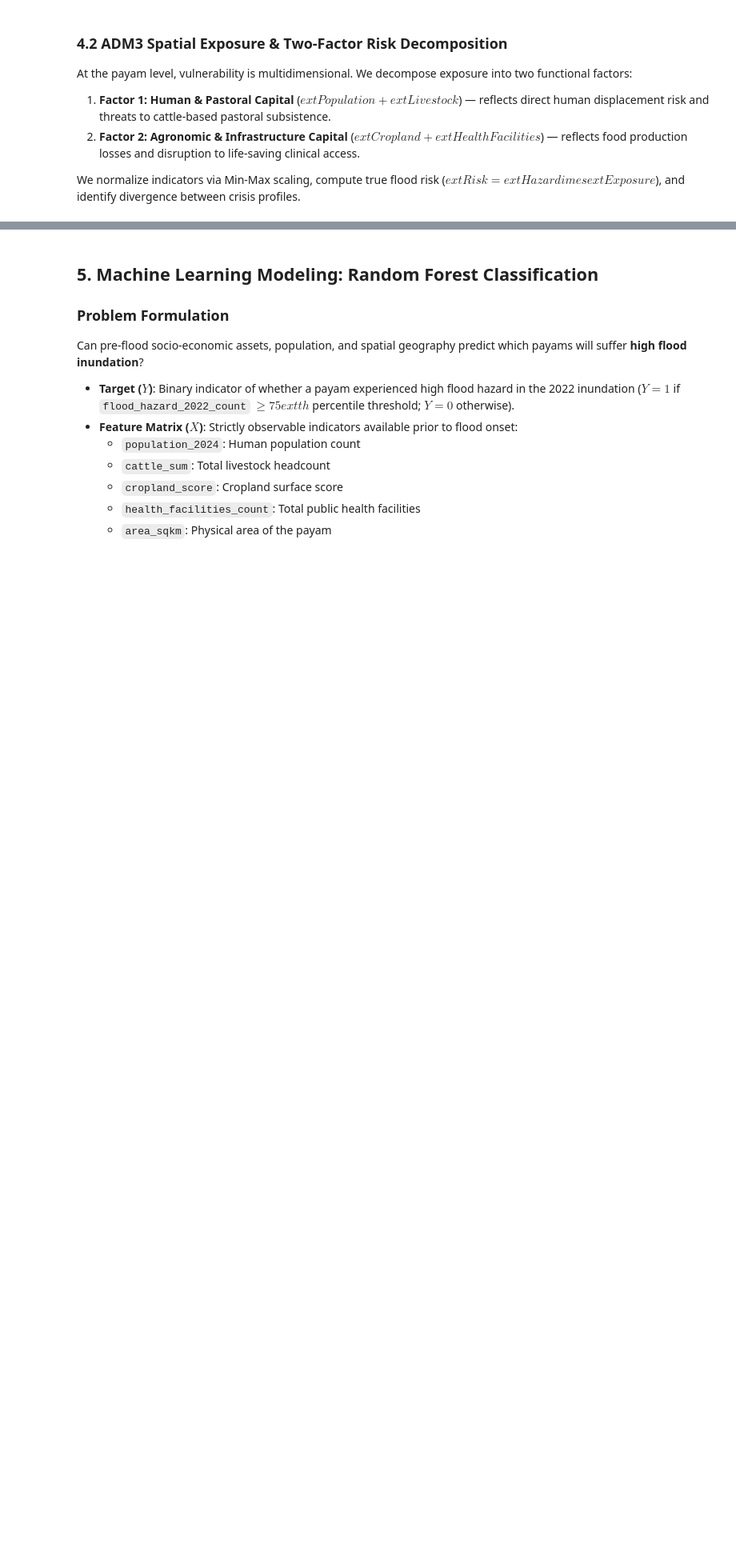
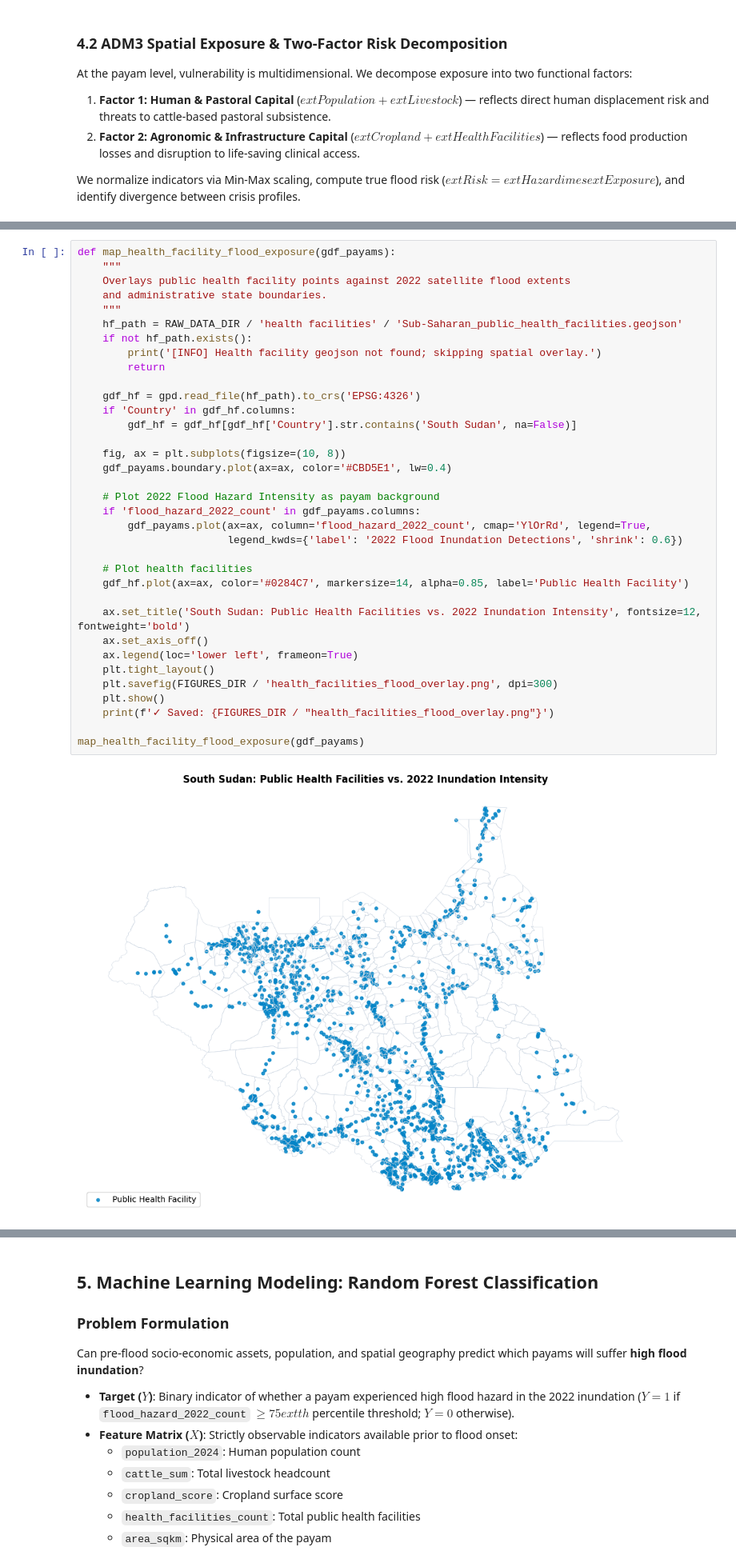
Before and after one commit to Franasit/DBL-Group-22, a Jupyter notebook: flood_analysis_submission/reproducible_flood_analysis.ipynb, the cells around one changed output, grey strips where cells are left out. Shown at 80% size. Saved outputs shown, nothing was run; the diff lists cells and outputs as text; blank space fills up the shorter version.

```diff
--- a/flood_analysis_submission/reproducible_flood_analysis.ipynb
+++ b/flood_analysis_submission/reproducible_flood_analysis.ipynb
@@ -340,0 +564,37 @@ df_two_factor = analyze_two_factor_exposure(df_aligned)
+# %%
+def map_health_facility_flood_exposure(gdf_payams):
+    """
+    Overlays public health facility points against 2022 satellite flood extents
+    and administrative state boundaries.
+    """
+    hf_path = RAW_DATA_DIR / 'health facilities' / 'Sub-Saharan_public_health_facilities.geojson'
+    if not hf_path.exists():
+        print('[INFO] Health facility geojson not found; skipping spatial overlay.')
+        return
+
+    gdf_hf = gpd.read_file(hf_path).to_crs('EPSG:4326')
+    if 'Country' in gdf_hf.columns:
+        gdf_hf = gdf_hf[gdf_hf['Country'].str.contains('South Sudan', na=False)]
+
+    fig, ax = plt.subplots(figsize=(10, 8))
+    gdf_payams.boundary.plot(ax=ax, color='#CBD5E1', lw=0.4)
+
+    # Plot 2022 Flood Hazard Intensity as payam background
+    if 'flood_hazard_2022_count' in gdf_payams.columns:
+        gdf_payams.plot(ax=ax, column='flood_hazard_2022_count', cmap='YlOrRd', legend=True,
+                        legend_kwds={'label': '2022 Flood Inundation Detections', 'shrink': 0.6})
+
+    # Plot health facilities
+    gdf_hf.plot(ax=ax, color='#0284C7', markersize=14, alpha=0.85, label='Public Health Facility')
+
+    ax.set_title('South Sudan: Public Health Facilities vs. 2022 Inundation Intensity', fontsize=12, fontweight='bold')
+    ax.set_axis_off()
+    ax.legend(loc='lower left', frameon=True)
+    plt.tight_layout()
+    plt.savefig(FIGURES_DIR / 'health_facilities_flood_overlay.png', dpi=300)
+    plt.show()
+    print(f'✓ Saved: {FIGURES_DIR / "health_facilities_flood_overlay.png"}')
+
+map_health_facility_flood_exposure(gdf_payams)
+# %% [output]
+[figure, added]
```
Also changed, not shown: parts of 19 cells of this notebook.
